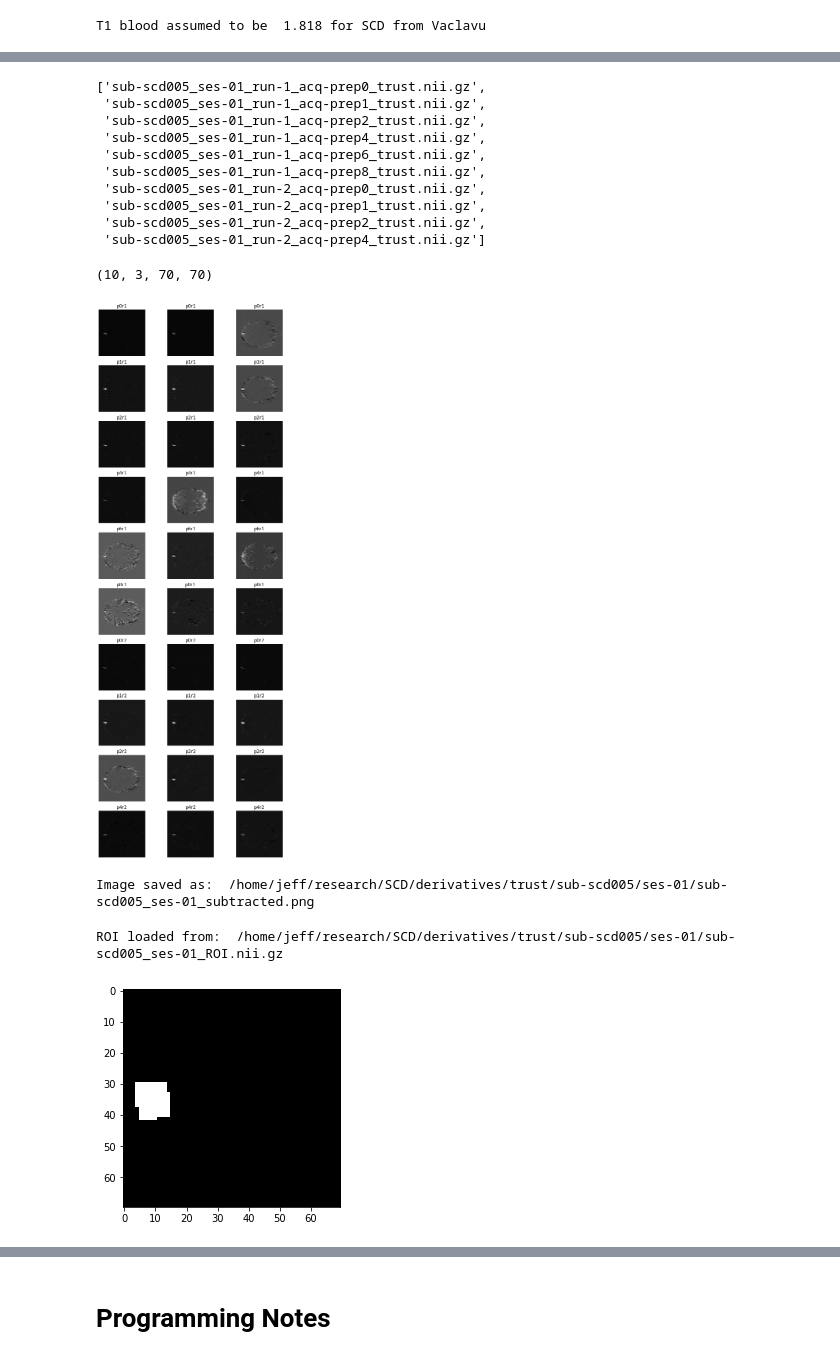
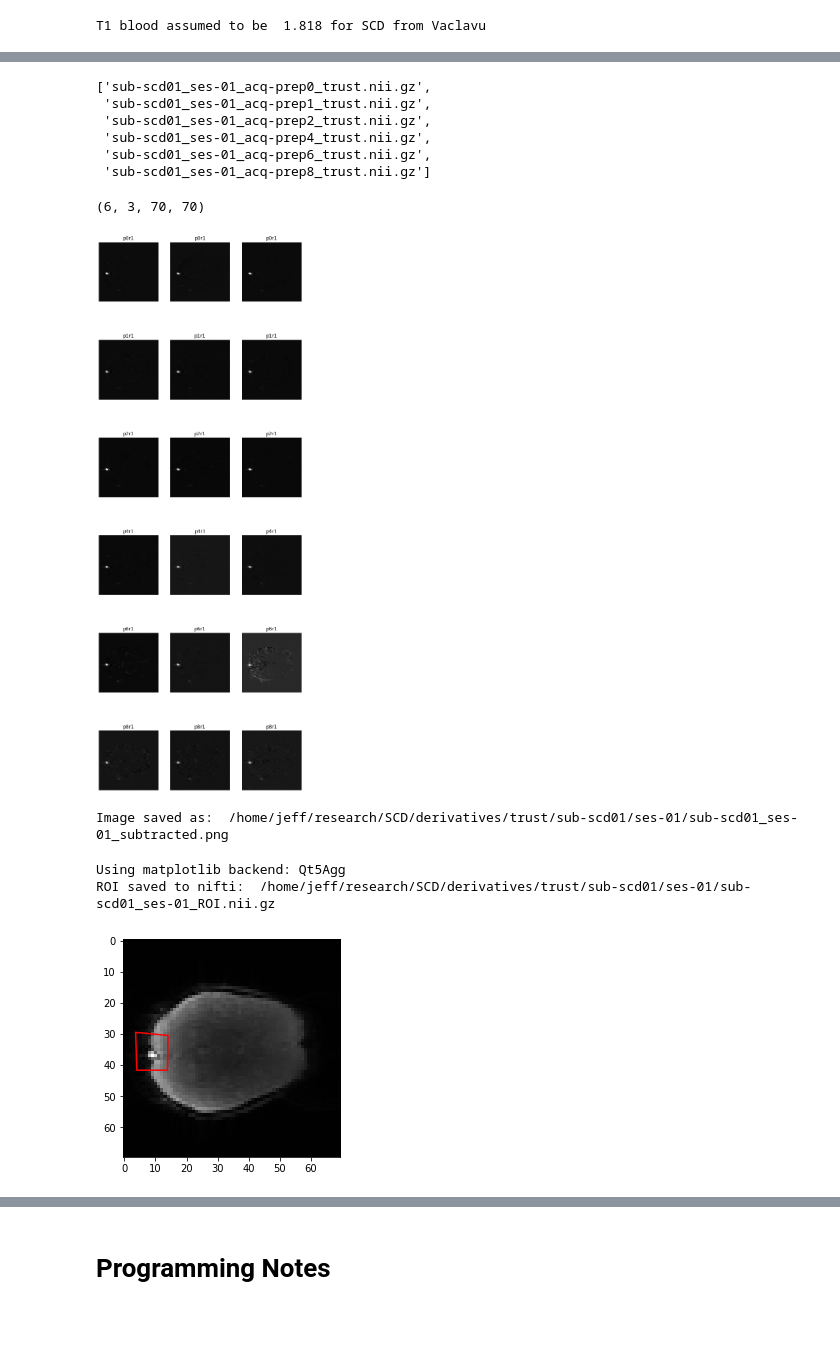
Before and after one commit to dittothat/jupyter_TRUST, a Jupyter notebook: TRUST_analysis.ipynb, the cells around one changed output, grey strips where cells are left out. Drawn from its saved outputs; the diff is of its cells as text; code cells hidden in the pictures; blank space fills up the shorter version.

```diff
--- a/TRUST_analysis.ipynb
+++ b/TRUST_analysis.ipynb
@@ -35,8 +29,19 @@ fnamebase='sub-scd005_ses-01_'
+# %%
+# Ready the files
+results_dir = '/home/jeff/research/SCD/derivatives/trust/'
+write_fields = True
+subject_str = 'sub-scd01'
+ses_str = 'ses-01'
+
+parentdir =os.path.join( '/home/jeff/research/SCD/data/', subject_str, ses_str)
+outdir = os.path.join(results_dir , subject_str, ses_str)
+!mkdir -p $outdir
+fnamebase= subject_str + '_' +  ses_str + '_'
 # %%
 # Get list of files in the TRUST directory
 import re
 import json
-path2dat = parentdir + 'trust/'
+path2dat = os.path.join(parentdir, 'trust')
 # Get list of .nii files in the source data
 file_list = os.listdir(path2dat)
 file_list_nii = [x for x in file_list if re.search('.nii.gz', x)]
@@ -44,4 +49,4 @@ file_list_nii.sort() # this makes certain that the "second series" is meaningful
 file_list_nii
 
 # below you make the assumption that order of the file_list is always preps for run 1 and then preps for run 2 etc.
-assert file_list_nii[0].find('prep') > file_list_nii[0].find('run'), 'Assumption violated.'
+# assert file_list_nii[0].find('prep') > file_list_nii[0].find('run'), 'Assumption violated.'
@@ -59,6 +71,13 @@ def count(listOfTuple):
 
 if file_list_nii[0].find('run') == -1:
     print('There was only a single run of each prep')
+    idx = file_list_nii[0].find('prep') # where is prep in the string
+    preps = [z[idx:idx+5] for z in file_list_nii] # make list of preps
+    preps_list = list(set(preps)) # make list of unique preps
+    preps_list.sort()
+    preps_dict = dict.fromkeys(preps_list, None) # convert to dictionry to keep track of filename indexes below
+    N_runs = 1
+    runs = [1] * len(preps)
 else:
     print('There was more than one run of at least one prep, and the run counts are:')
     idx = file_list_nii[0].find('prep') # where is prep in the string
@@ -71,8 +90,8 @@ else:
     prep_runs = count(preps)
     N_runs = max(prep_runs.values())
 
-# Convert run list of strings to list of int
-runs = [int(sub[-1]) for sub in runs]
+    # Convert run list of strings to list of int
+    runs = [int(sub[-1]) for sub in runs]
 
 # I would like a list to index the preps, to go between prep# and filename(s)
 for x in preps_list:
@@ -85,9 +104,9 @@ for x in preps_list:
     preps_dict[x] = temp_idx
 
 # # This is the syntax for calling this cool little  prep# and filename(s) dictionary in the future:
-for x in preps_dict['prep0']:
-    print(x)
-    print(file_list_nii[x])
+# for x in preps_dict['prep0']:
+#     print(x)
+#     print(file_list_nii[x])
 
 # I would like TE vector for later
 prep_vec = []
@@ -104,21 +118,17 @@ sub-scd005_ses-01_run-2_acq-prep0_trust.nii.gz
 # %%
 file_list_nii
 # %% [output]
-['sub-scd005_ses-01_run-1_acq-prep0_trust.nii.gz',
- 'sub-scd005_ses-01_run-1_acq-prep1_trust.nii.gz',
- 'sub-scd005_ses-01_run-1_acq-prep2_trust.nii.gz',
- 'sub-scd005_ses-01_run-1_acq-prep4_trust.nii.gz',
- 'sub-scd005_ses-01_run-1_acq-prep6_trust.nii.gz',
- 'sub-scd005_ses-01_run-1_acq-prep8_trust.nii.gz',
- 'sub-scd005_ses-01_run-2_acq-prep0_trust.nii.gz',
- 'sub-scd005_ses-01_run-2_acq-prep1_trust.nii.gz',
- 'sub-scd005_ses-01_run-2_acq-prep2_trust.nii.gz',
- 'sub-scd005_ses-01_run-2_acq-prep4_trust.nii.gz']
+['sub-scd01_ses-01_acq-prep0_trust.nii.gz',
+ 'sub-scd01_ses-01_acq-prep1_trust.nii.gz',
+ 'sub-scd01_ses-01_acq-prep2_trust.nii.gz',
+ 'sub-scd01_ses-01_acq-prep4_trust.nii.gz',
+ 'sub-scd01_ses-01_acq-prep6_trust.nii.gz',
+ 'sub-scd01_ses-01_acq-prep8_trust.nii.gz']
 # %%
 # This isn't a lot of data so just load it all, it is loaded in the order given in file_list_nii
 temp_array = []
 for x in file_list_nii:
-    image = nib.load(path2dat + x)
+    image = nib.load(os.path.join(path2dat , x))
     temp_array.append(image.get_fdata())
 
 image_block = np.array(temp_array)
@@ -135,7 +145,7 @@ sub_image_block.flags.writeable = False
 # %%
 sub_image_block.shape
 # %% [output]
-(10, 3, 70, 70)
+(6, 3, 70, 70)
 # %%
 # Make subtracted data figure
 
@@ -162,41 +172,42 @@ plt.savefig(os.path.join(outdir, fnamebase + 'subtracted.png'))
 plt.show()  # finally, render the plot
 print('Image saved as: ', os.path.join(outdir, fnamebase + 'subtracted.png'))
 # %% [output]
-[figure, old version]
+[figure, new version]
-Image saved as:  /home/jeff/research/SCD/derivatives/trust/sub-scd005/ses-01/sub-scd005_ses-01_subtracted.png
+Image saved as:  /home/jeff/research/SCD/derivatives/trust/sub-scd01/ses-01/sub-scd01_ses-01_subtracted.png
 # %%
 # Draw ROI around SSS if an ROI doesn't already exist
 
 ROI_path = os.path.join(outdir, fnamebase + 'ROI.nii.gz');
 
 if os.path.exists(ROI_path):
     img = nib.load(ROI_path)
     sss_roi_bin = img.get_fdata().squeeze() == 1
     print('ROI loaded from: ', ROI_path)
     plt.imshow(sss_roi_bin)
 
 else:
     # for this to work remotely the orginal ssh session with -X needs to be open
     %matplotlib
     plt.imshow(image_block[1,1,:,:])
 
     from roipoly import RoiPoly
     sss_roi = RoiPoly(color='r') # draw new ROI in red color
     mask = sss_roi.get_mask(image_block[0,0,:,:]) # create binary signal mask
     %matplotlib inline
     plt.imshow(image_block[1,1,:,:])
     sss_roi.display_roi()
     sss_roi_bin = sss_roi.get_mask(sub_image_block[1,1,:,:])
 
     # Save the SSS_mask as a nifti for future viewing
-    img = nib.load(path2dat + file_list_nii[1])
+    img = nib.load( os.path.join(path2dat, file_list_nii[1]) )
     aff = img.header.get_qform()
     img = nib.Nifti1Image(sss_roi_bin.astype('int16'), aff)
     nib.save(img, ROI_path)
     print('ROI saved to nifti: ', ROI_path)
 # %% [output]
-ROI loaded from:  /home/jeff/research/SCD/derivatives/trust/sub-scd005/ses-01/sub-scd005_ses-01_ROI.nii.gz
+Using matplotlib backend: Qt5Agg
+ROI saved to nifti:  /home/jeff/research/SCD/derivatives/trust/sub-scd01/ses-01/sub-scd01_ses-01_ROI.nii.gz
-[figure, old version]
+[figure, new version]
 # %%
 # Create vectors of mean three brightest voxels and TEs
 %matplotlib inline
```
Also changed, not shown: parts of 19 cells of this notebook.
